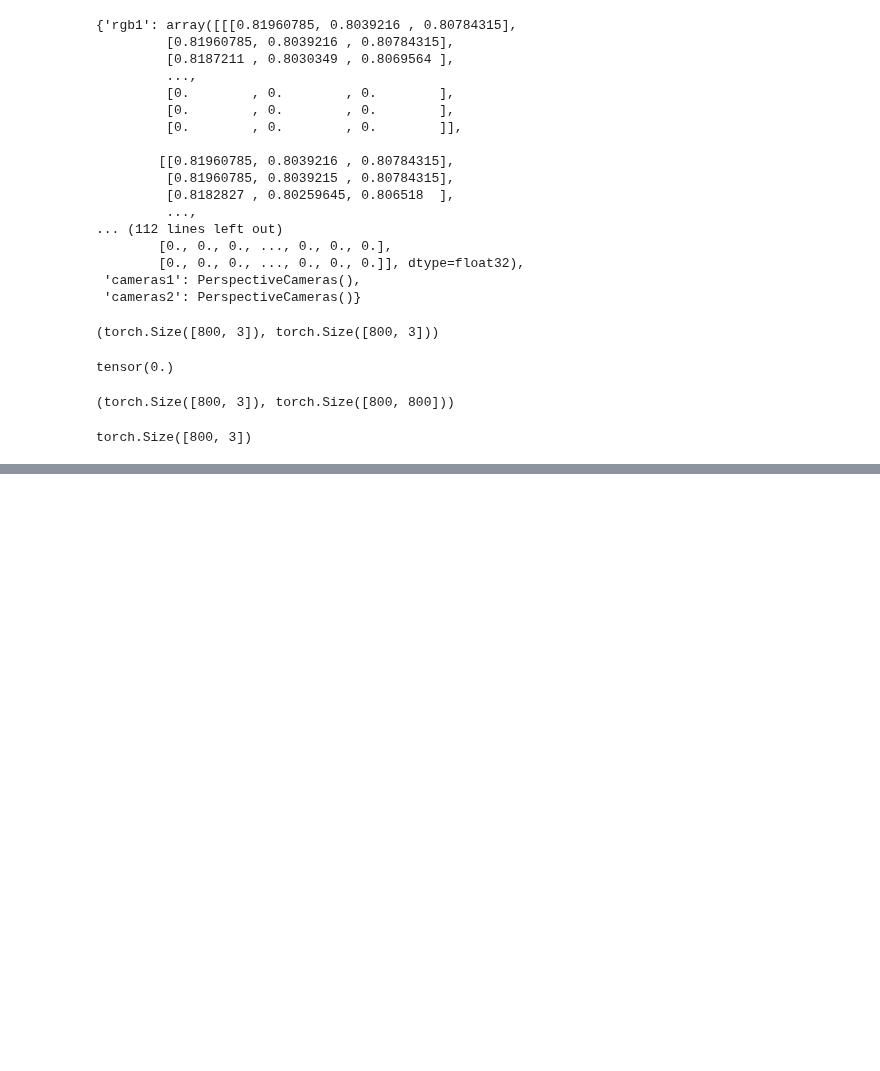
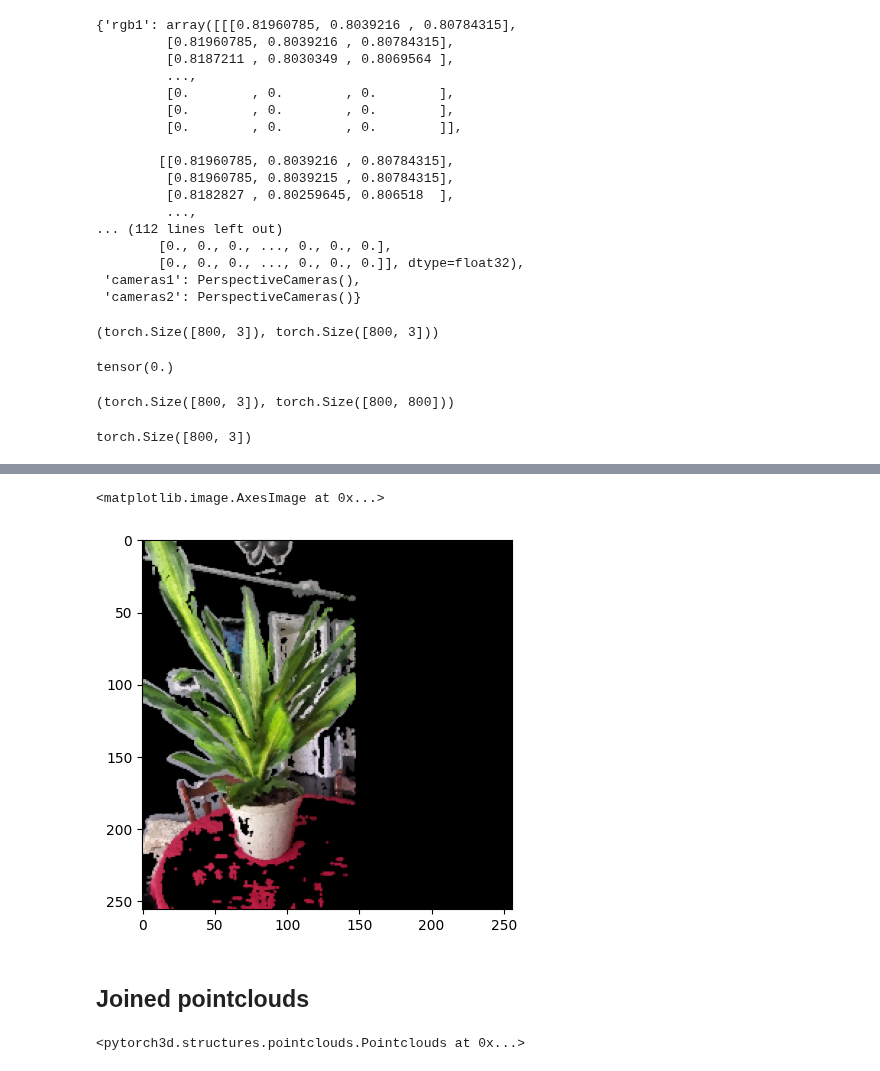
Before and after one commit to nhathuy07-ng/learning3d_assignment1_2, a Jupyter notebook: 05_1_PointCloud.ipynb, the cells around one changed output, grey strips where cells are left out. Cells and saved outputs as stored; diff of their text form; code cells hidden in the pictures; blank space fills up the shorter version.

```diff
--- a/05_1_PointCloud.ipynb
+++ b/05_1_PointCloud.ipynb
@@ -106,13 +112,23 @@ Successfully installed antlr4-python3-runtime-4.9.3 omegaconf-2.3.0
 obj['rgb2']
 rgb_restacked = torch.Tensor([obj['rgb2'][:, :, 0], obj['rgb2'][:, :, 1], obj['rgb2'][:, :, 2]])
 
-from pytorch3d.implicitron.models.model_dbir import get_rgbd_point_cloud
 batch_cam = obj['cameras2']
 batch_img_rgb = rgb_restacked.unsqueeze(0)
 batch_depth = torch.Tensor(obj['depth2']).unsqueeze(0).unsqueeze(0)
 
-point_cloud = get_rgbd_point_cloud(batch_cam, batch_img_rgb, batch_depth)
+point_cloud_2 = get_rgbd_point_cloud(batch_cam, batch_img_rgb, batch_depth)
 # %%
-rend = renderer(point_cloud, cameras=obj['cameras2'])
+rend = renderer(point_cloud_2, cameras=obj['cameras2'])
 # %%
-plt.plot(fig)
+plt.plot(figsize=(10, 10))
+plt.imshow(rend.squeeze(0))
+# %% [output]
+<matplotlib.image.AxesImage at 0x...>
+[figure, added]
+# %% [markdown]
+## Joined pointclouds
+# %%
+pc_combined = pytorch3d.structures.join_pointclouds_as_scene([point_cloud_1, point_cloud_2])
+pc_combined
+# %% [output]
+<pytorch3d.structures.pointclouds.Pointclouds at 0x...>
```
Also changed, not shown: parts of 17 cells of this notebook, 4 other files.
